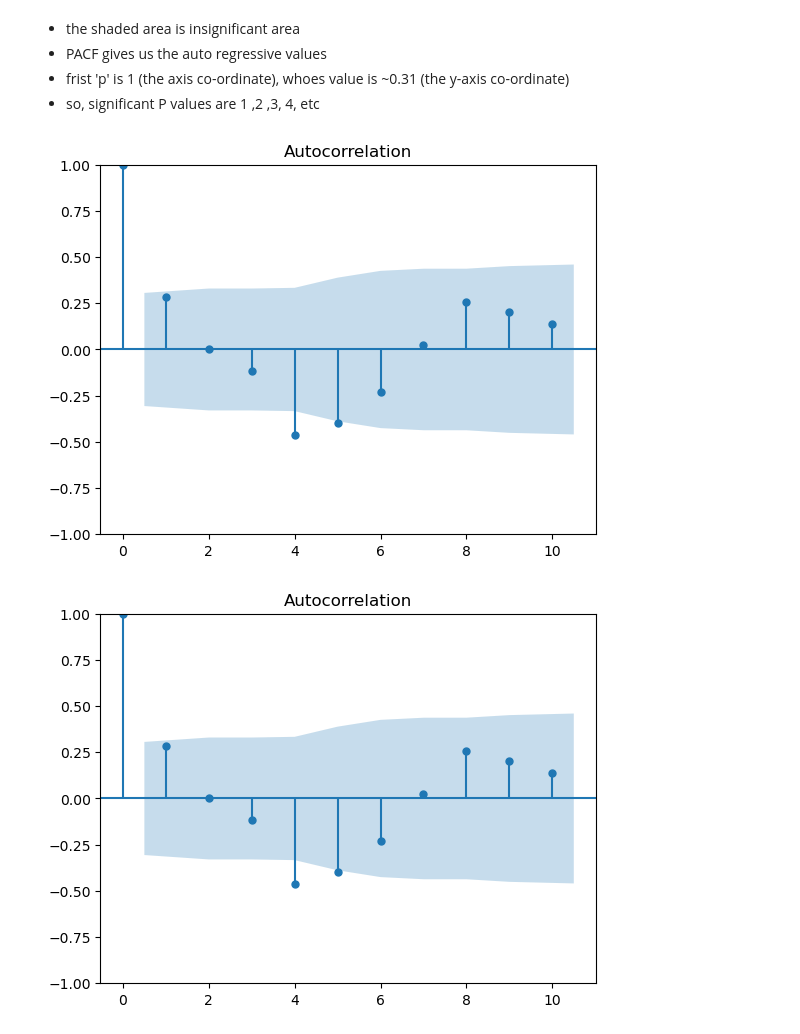
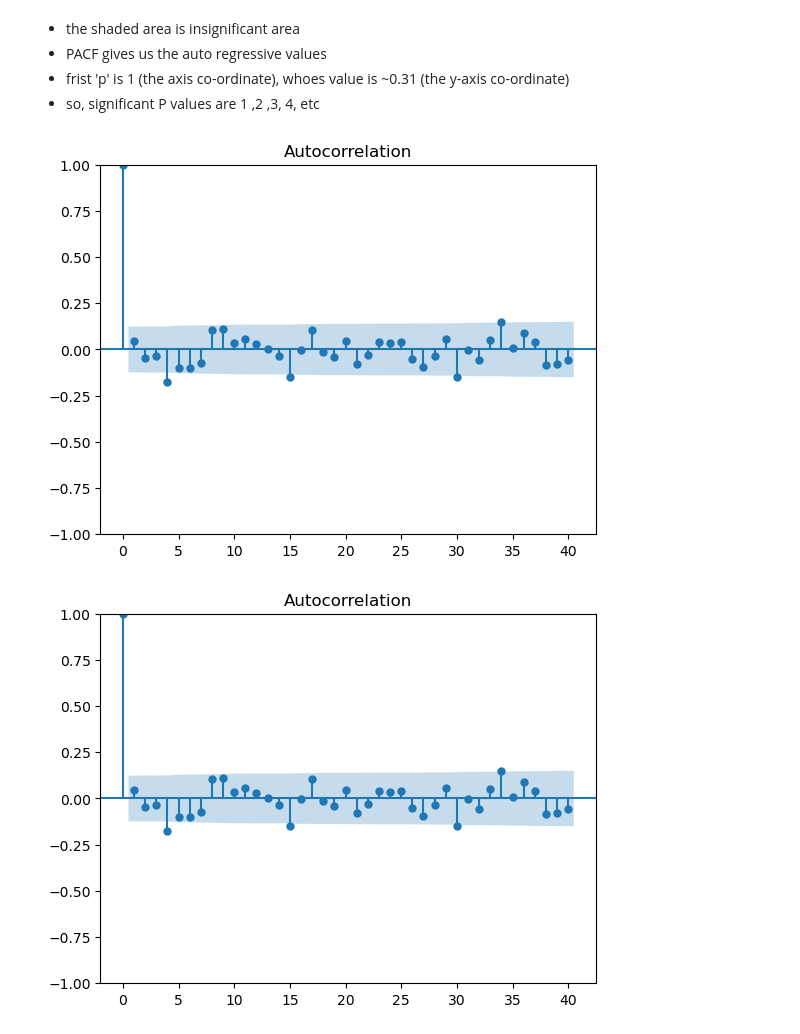
Before and after one commit to Puneet681/CDAC-PG-DAI, a Jupyter notebook: data analytics/Personal/stocks_acc.ipynb, the cells around one changed output. Drawn from its saved outputs; the diff is of its cells as text; code cells hidden in the pictures.

```diff
--- a/data analytics/Personal/stocks_acc.ipynb
+++ b/data analytics/Personal/stocks_acc.ipynb
@@ -316,10 +303,10 @@ plt.show()
 * frist 'p' is 1 (the axis co-ordinate), whoes value is ~0.31 (the y-axis co-ordinate)
 * so, significant P values are 1 ,2 ,3, 4, etc
 # %%
-plot_acf(tcs['FirstDiff'].dropna(),lags=10)
+plot_acf(tcs['FirstDiff'].dropna(),lags=40)
 # %% [output]
-[figure, old version]
+[figure, new version]
-[figure, old version]
+[figure, new version]
 # %%
 tcs.sort_index()
 # %% [output]
```
Also changed, not shown: parts of 31 cells of this notebook, 1 other file.
